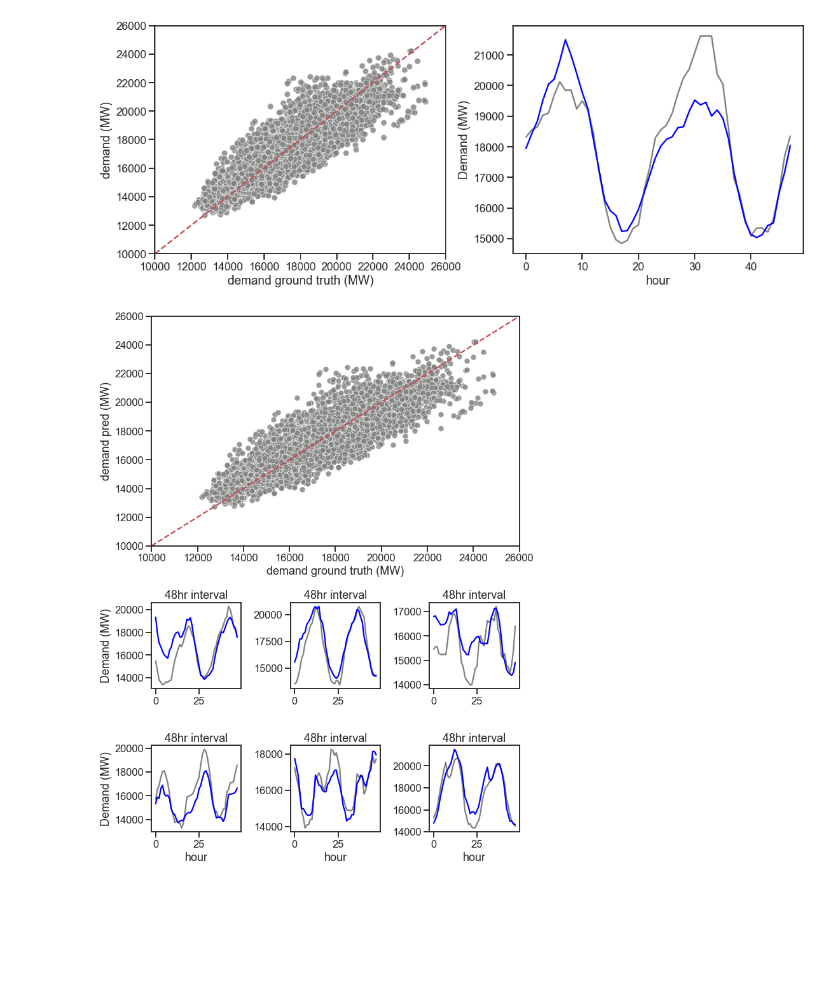
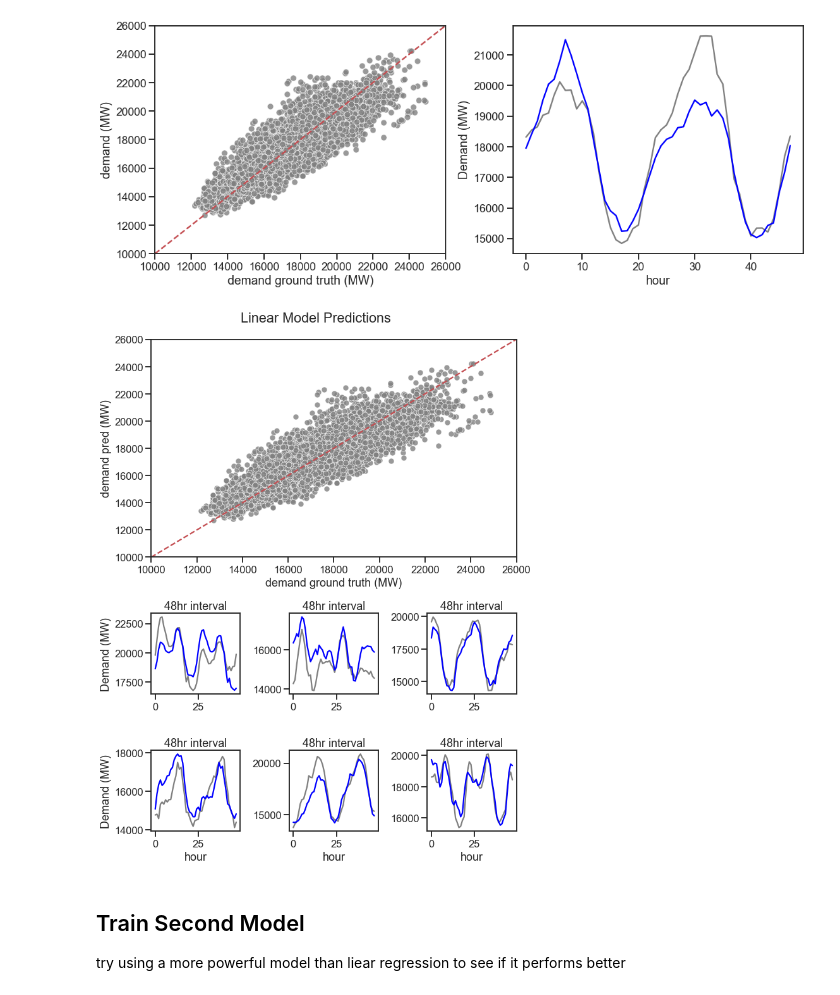
Before and after one commit to KeaganHRankin/cloud_ml_proj, a Jupyter notebook: models/model_1.ipynb, the cells around one changed output. Saved outputs shown, nothing was run; the diff lists cells and outputs as text; code cells hidden in the pictures; blank space fills up the shorter version.

```diff
--- a/models/model_1.ipynb
+++ b/models/model_1.ipynb
@@ -205,45 +205,51 @@ import random
 # %%
 import matplotlib.gridspec as gridspec
 
-# Create a figure and a gridspec layout
-fig = plt.figure(figsize=(10, 15))
-gs = gridspec.GridSpec(5, 3, height_ratios=[1, 1, 1, 1, 1])
+def rand_plottr(y_test, y_pred, colo='blue'):
+    # Create a figure and a gridspec layout
+    fig = plt.figure(figsize=(10, 15))
+    gs = gridspec.GridSpec(5, 3, height_ratios=[1, 1, 1, 1, 1])
+    ax1 = plt.subplot(gs[0:2, :])
+    ax2 = plt.subplot(gs[2, 0])
+    ax3 = plt.subplot(gs[2, 1])
+    ax4 = plt.subplot(gs[2, 2])
+    ax5 = plt.subplot(gs[3, 0])
+    ax6 = plt.subplot(gs[3, 1])
+    ax7 = plt.subplot(gs[3, 2])
 
-ax1 = plt.subplot(gs[0:2, :])
-ax2 = plt.subplot(gs[2, 0])
-ax3 = plt.subplot(gs[2, 1])
-ax4 = plt.subplot(gs[2, 2])
-ax5 = plt.subplot(gs[3, 0])
-ax6 = plt.subplot(gs[3, 1])
-ax7 = plt.subplot(gs[3, 2])
+    axes = [ax1, ax2, ax3, ax4, ax5, ax6, ax7]
 
-axes = [ax1, ax2, ax3, ax4, ax5, ax6, ax7]
-
-sns.scatterplot(x=y_test, y=y_pred, ax=ax1, alpha=0.8, color='grey')
-ax1.set_xlabel('demand ground truth (MW)')
-ax1.set_ylabel('demand pred (MW)')
-ax1.set_xlim([10000,26000])
-ax1.set_ylim([10000,26000])
-sns.lineplot(ax=ax1, x=np.arange(10000,26000), y=np.arange(10000,26000), linestyle='--', color='r')
+    sns.scatterplot(x=y_test, y=y_pred, ax=ax1, alpha=0.8, color='grey')
+    ax1.set_xlabel('demand ground truth (MW)')
+    ax1.set_ylabel('demand pred (MW)')
+    ax1.set_xlim([10000,26000])
+    ax1.set_ylim([10000,26000])
+    sns.lineplot(ax=ax1, x=np.arange(10000,26000), y=np.arange(10000,26000), linestyle='--', color='r')
 
 
-for i, a in enumerate(axes[1:]):
-    start = random.randint(0, len(y_pred)-48)
-    end = start+48
-    sns.lineplot(x=np.arange(end-start), y=y_test[start:end], ax=a,
-             color='grey')
-    sns.lineplot(x=np.arange(end-start), y=y_pred[start:end], ax=a,
-                color='blue')
+    for i, a in enumerate(axes[1:]):
+        start = random.randint(0, len(y_pred)-48)
+        end = start+48
+        sns.lineplot(x=np.arange(end-start), y=y_test[start:end], ax=a,
+                color='grey')
+        sns.lineplot(x=np.arange(end-start), y=y_pred[start:end], ax=a,
+                    color=colo)
 
-    a.set_ylabel('')
-    a.set_xlabel('')
-    a.set_title('48hr interval')
-    if i in [0,3]:
-        a.set_ylabel('Demand (MW)')
-    if i in [3,4,5]:
-        a.set_xlabel('hour')
+        a.set_ylabel('')
+        a.set_xlabel('')
+        a.set_title('48hr interval')
+        if i in [0,3]:
+            a.set_ylabel('Demand (MW)')
+        if i in [3,4,5]:
+            a.set_xlabel('hour')
 
-# Adjust layout for better spacing
-plt.tight_layout()
+    # Adjust layout for better spacing
+    plt.suptitle('Linear Model Predictions')
+    plt.tight_layout()
-# %% [output]
-[figure, removed]
+# %%
+rand_plottr(y_test, y_pred)
+# %% [output]
+[figure, added]
+# %% [markdown]
+## Train Second Model
+try using a more powerful model than liear regression to see if it performs better
```
Also changed, not shown: parts of 3 cells of this notebook.
